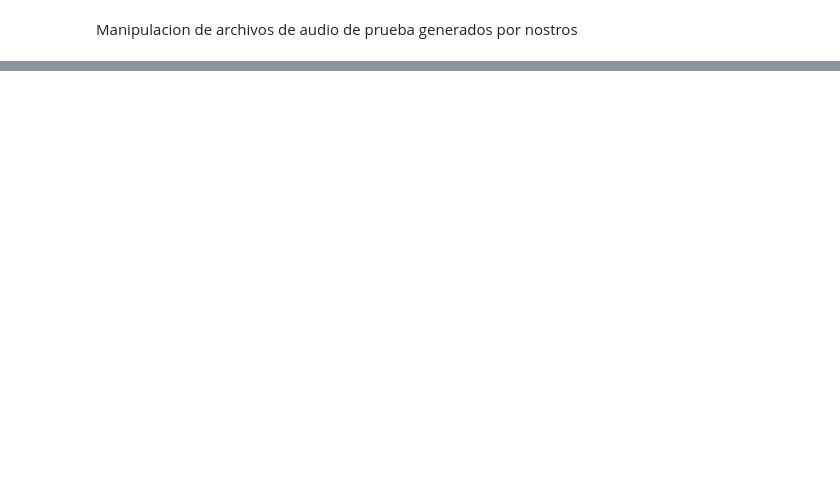
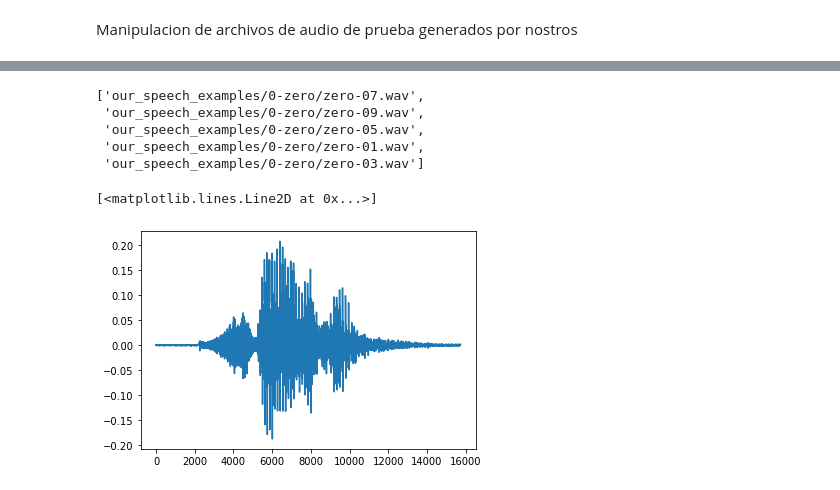
Before and after one commit to newgabo/TP2-AA, a Jupyter notebook: Sonidos_Prueba.ipynb, the cells around one changed output, grey strips where cells are left out. Drawn from its saved outputs; the diff is of its cells as text; code cells hidden in the pictures; blank space fills up the shorter version.

```diff
--- a/Sonidos_Prueba.ipynb
+++ b/Sonidos_Prueba.ipynb
@@ -46,0 +30,32 @@ Archive:  /content/our_speech_examples/Sonidos_Gabriel.zip
+# %%
+# usando glob, armo las listas con los numeros a entrenar
+# del 0 al 9
+
+sounds_wav_array = [
+  ['zero', glob.glob('our_speech_examples/0-zero/*.wav')],
+  ['one', glob.glob('our_speech_examples/1-one/*.wav')],
+  ['two', glob.glob('our_speech_examples/2-two/*.wav')],
+  ['three', glob.glob('our_speech_examples/3-three/*.wav')],
+  ['four', glob.glob('our_speech_examples/4-four/*.wav')],
+  ['five', glob.glob('our_speech_examples/5-five/*.wav')],
+  ['six', glob.glob('our_speech_examples/6-six/*.wav')],
+  ['seven', glob.glob('our_speech_examples/7-seven/*.wav')],
+  ['eight', glob.glob('our_speech_examples/8-eight/*.wav')],
+  ['nine', glob.glob('our_speech_examples/9-nine/*.wav')]
+  ]
+# %%
+sounds_wav_array[0][1][0:5]
+#zero_wavs
+# %% [output]
+['our_speech_examples/0-zero/zero-07.wav',
+ 'our_speech_examples/0-zero/zero-09.wav',
+ 'our_speech_examples/0-zero/zero-05.wav',
+ 'our_speech_examples/0-zero/zero-01.wav',
+ 'our_speech_examples/0-zero/zero-03.wav']
+# %%
+# Abrimos uno de los audios para ver su contenido y lo graficamos
+x,sr = librosa.core.load(sounds_wav_array[0][1][8],sr=None)
+plt.plot(x)
+# %% [output]
+[<matplotlib.lines.Line2D at 0x...>]
+[figure, added]
```
Also changed, not shown: parts of 11 cells of this notebook.
